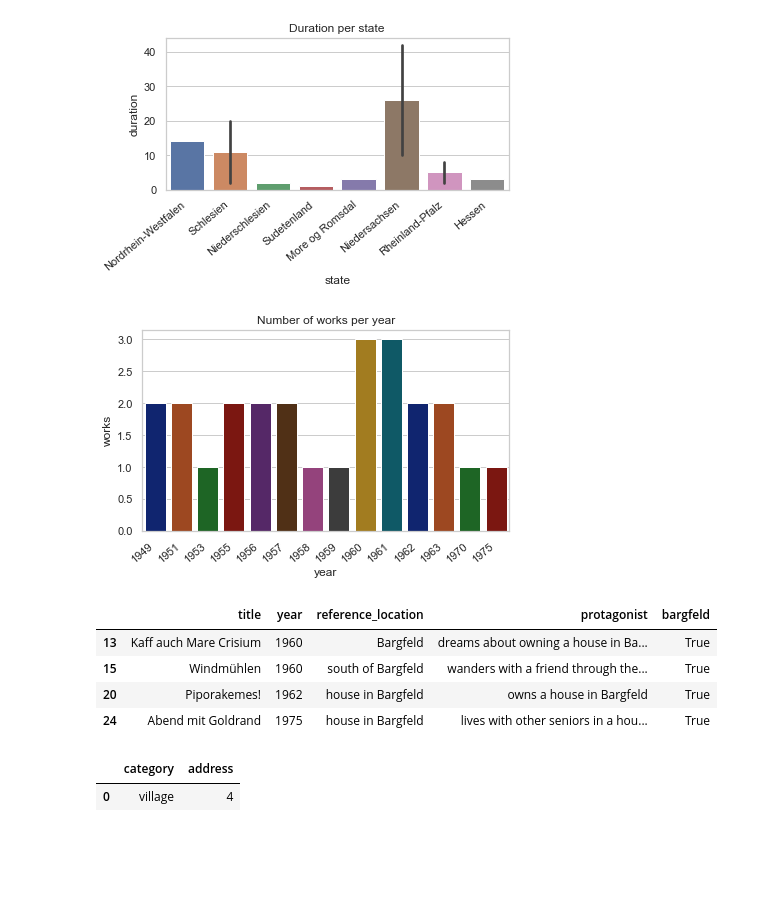
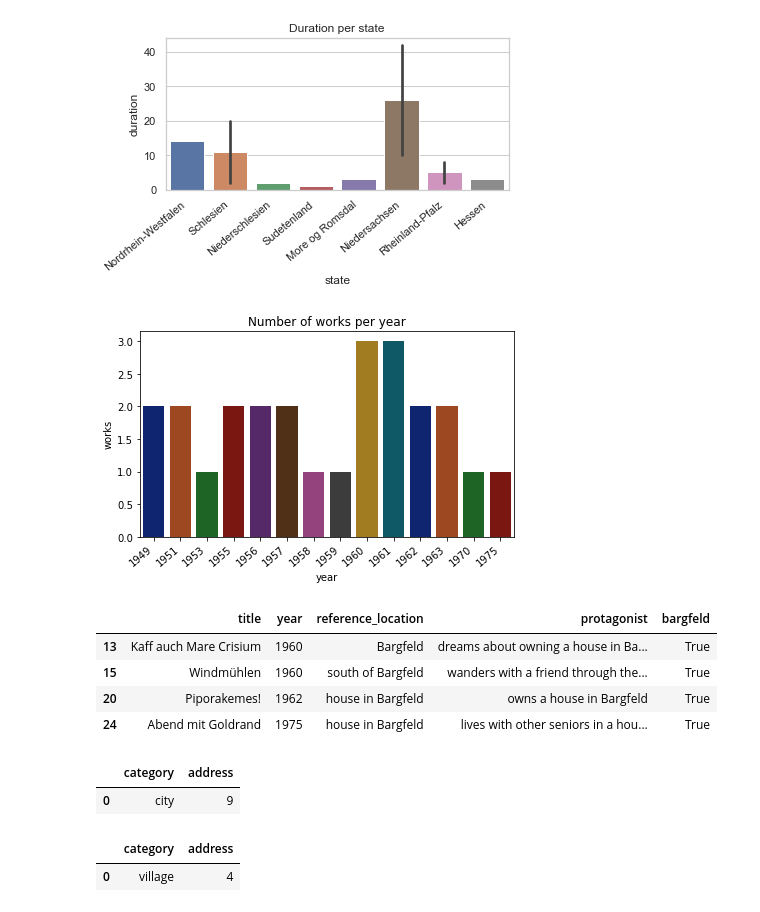
Before and after one commit to DavidSiegl/Introduction-to-DH-Tools-and-Methods-David-Siegl, a Jupyter notebook: Own Dataset/Own Dataset.ipynb, the cells around one changed output. Cells and saved outputs as stored; diff of their text form; code cells hidden in the pictures; blank space fills up the shorter version.

```diff
--- a/Own Dataset/Own Dataset.ipynb
+++ b/Own Dataset/Own Dataset.ipynb
@@ -54,15 +55,14 @@ plt.show()
 [figure]
 # %%
 works_grouped = works.groupby("year").count().reset_index("year")
-works_grouped
 plt.title("Number of works per year")
 vis4 = sb.barplot(x="year", y="title", data = works_grouped, palette="dark")
 vis4.set_xticklabels(vis4.get_xticklabels(), rotation=40, ha="right")
 plt.tight_layout()
 plt.ylabel("works")
 plt.show()
 # %% [output]
-[figure, old version]
+[figure, new version]
 # %%
 works['bargfeld'] = works.reference_location.str.contains('Bargfeld')
 works.loc[works['bargfeld'] == True]
@@ -73,6 +73,9 @@ works.loc[works['bargfeld'] == True]
 | 20 | Piporakemes! | 1962 | house in Bargfeld | owns a house in Bargfeld | True |
 | 24 | Abend mit Goldrand | 1975 | house in Bargfeld | lives with other seniors in a hou... | True |
 # %%
-city = locations.loc[locations['category'] == "city"].groupby("category")["address"].count().reset_index("category")
+city = locations_duration.loc[locations_duration['category'] == "city"].groupby("category")["address"].count().reset_index("category")
 city
+# %% [output]
+|  | category | address |
+| 0 | city | 9 |
 # %%
```
Also changed, not shown: parts of 15 cells of this notebook, 2 other files.
